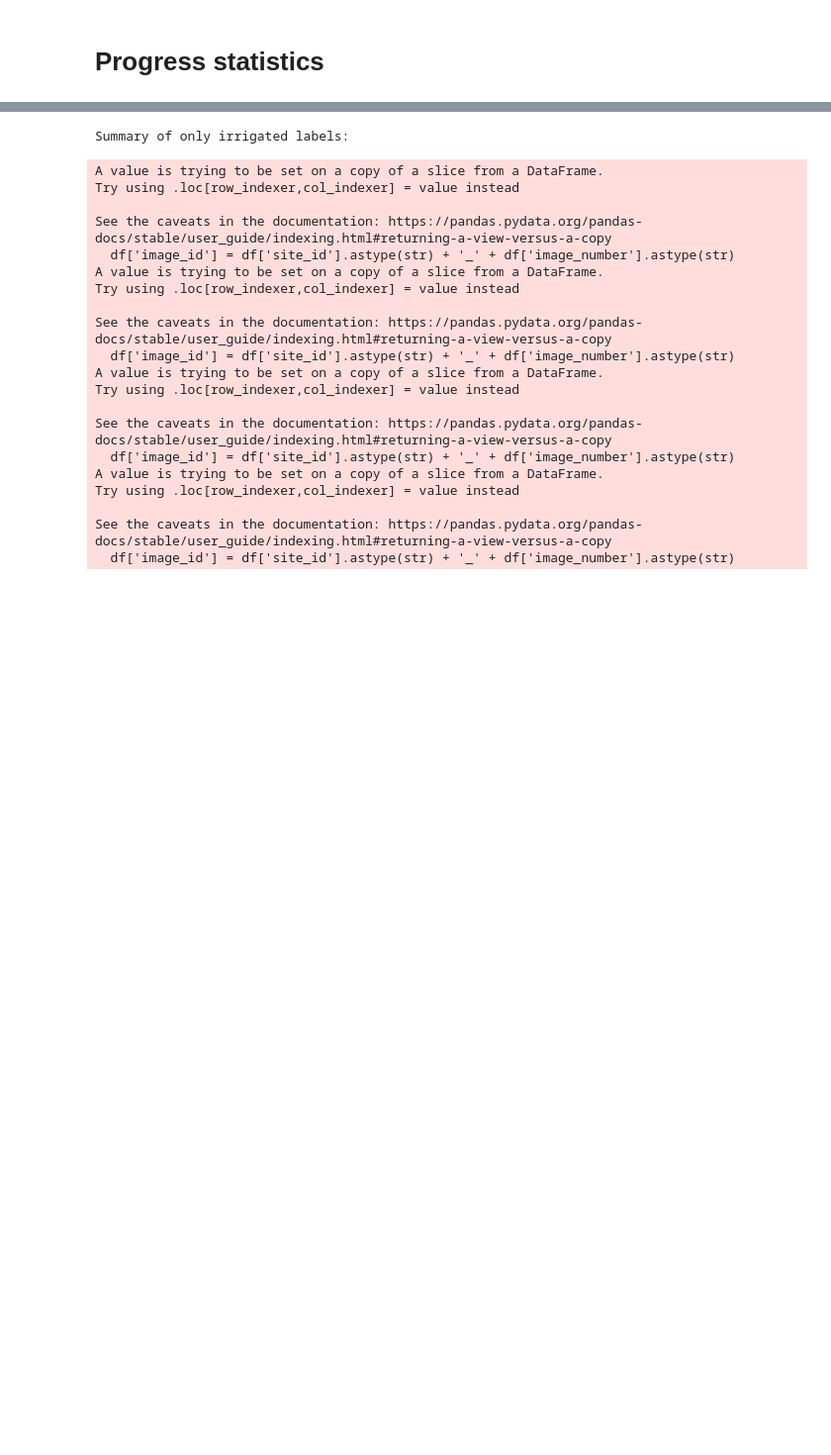
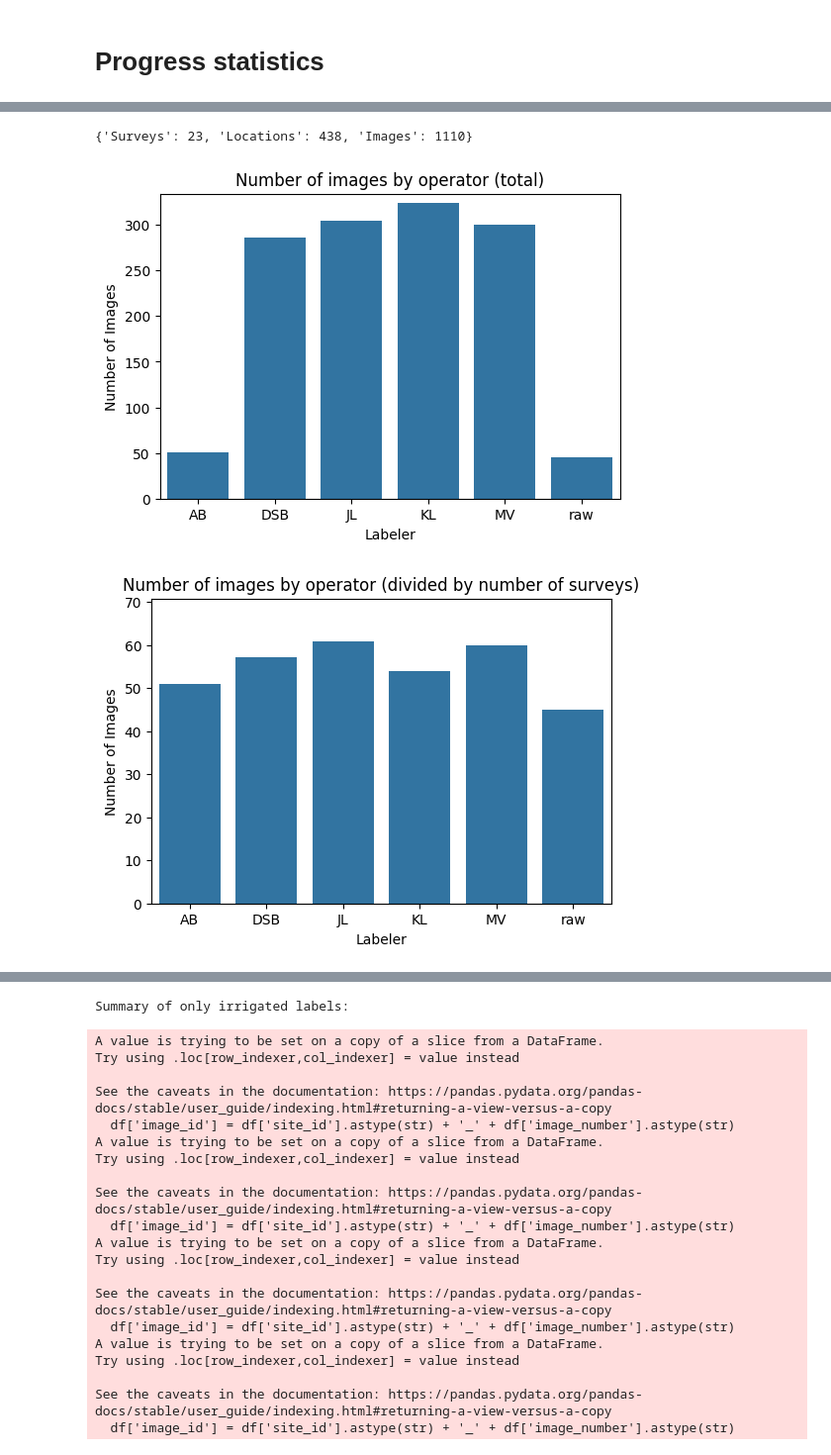
Before and after one commit to RitwikGupta/smallholder-irrigation-dataset, a Jupyter notebook: notebooks/quality_control.ipynb, the cells around one changed output, grey strips where cells are left out. Shown at 99% size. Cells and saved outputs as stored; diff of their text form; code cells hidden in the pictures; blank space fills up the shorter version.

```diff
--- a/notebooks/quality_control.ipynb
+++ b/notebooks/quality_control.ipynb
@@ -48,0 +166,17 @@ df
+# %%
+# Some statistics on only the most recent surveys
+
+most_recent_surveys = df[df['most_recent'] == 1]
+
+# Remove 'MV_76-100'
+most_recent_surveys = most_recent_surveys[~most_recent_surveys['source_file'].str.contains('MV_76-100')]
+
+count_surveys_locations_images(most_recent_surveys)
+# %% [output]
+{'Surveys': 23, 'Locations': 438, 'Images': 1110}
+# %%
+plot_num_images(most_recent_surveys, title="Number of images by operator (total)")
+plot_num_images(most_recent_surveys, title="Number of images by operator (divided by number of surveys)", by_survey=True)
+# %% [output]
+[figure, added]
+[figure, added]
```
Also changed, not shown: parts of 16 cells of this notebook, 16 other files.
